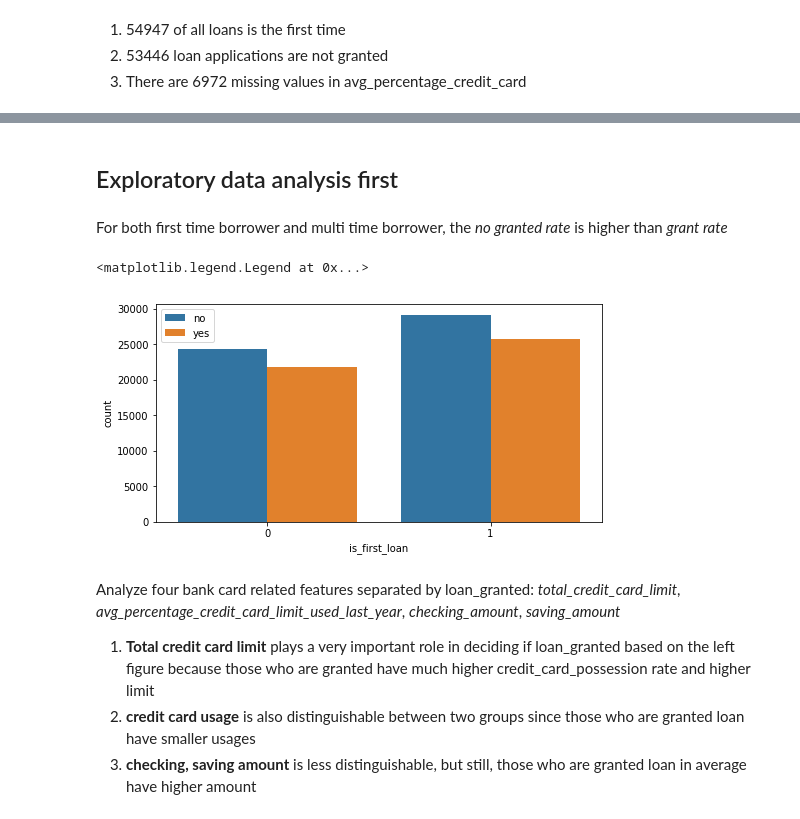
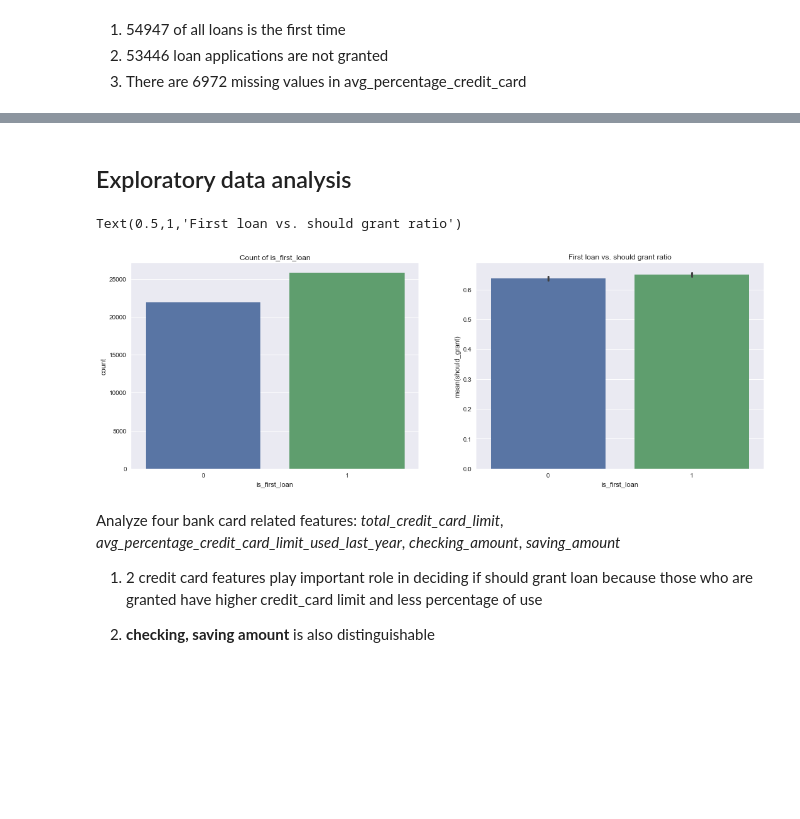
Before and after one commit to fdas3213/data-challenges, a Jupyter notebook: loan granting/loan granting.ipynb, the cells around one changed output, grey strips where cells are left out. Saved outputs shown, nothing was run; the diff lists cells and outputs as text; code cells hidden in the pictures; blank space fills up the shorter version.

Commit message:
last part to finish

```diff
--- a/loan granting/loan granting.ipynb
+++ b/loan granting/loan granting.ipynb
@@ -86,3 +69,14 @@ None
+# %%
+data = data[data['loan_granted'] == 1]
+data['should_grant'] = data.apply(lambda row: 1 if row['loan_repaid']==1 else 0, axis =1)
+# %%
+#some data type transformation
+median = data['avg_percentage_credit_card_limit_used_last_year'].median()
+data['avg_percentage_credit_card_limit_used_last_year'].fillna(median, inplace = True)
+#drop 2 useless columns
+to_drop = ['loan_id','loan_granted']
+data.drop(to_drop, axis=1, inplace = True)
+data['date'] = pd.to_datetime(data['date'])
 # %%
 data.head(3)
 # %% [output]
@@ -93,18 +87,20 @@ data.head(3)
 # %% [markdown]
-## Exploratory data analysis first
+## Exploratory data analysis
-# %% [markdown]
-For both first time borrower and multi time borrower, the *no granted rate* is higher than *grant rate*
 # %%
 #is_first_loan, take a look at its distribution
-fig, ax = plt.subplots(figsize = (8,4))
-sns.countplot(x = 'is_first_loan', ax = ax, hue = 'loan_granted', data=data)
-plt.legend(['no','yes'])
+fig, ax = plt.subplots(nrows = 1,ncols=2,figsize = (18,6))
+
+sns.countplot(x = 'is_first_loan', ax = ax[0],data = data)
+ax[0].set_title("Count of is_first_loan")
+
+sns.barplot(x = 'is_first_loan', ax = ax[1], y = 'should_grant', data=data)
+ax[1].set_title("First loan vs. should grant ratio")
 # %% [output]
-<matplotlib.legend.Legend at 0x...>
+Text(0.5,1,'First loan vs. should grant ratio')
-[figure, old version]
+[figure, new version]
 # %% [markdown]
-Analyze four bank card related features separated by loan_granted:  *total_credit_card_limit*, *avg_percentage_credit_card_limit_used_last_year*, *checking_amount*, *saving_amount*
+Analyze four bank card related features:  *total_credit_card_limit*, *avg_percentage_credit_card_limit_used_last_year*, *checking_amount*, *saving_amount*
 
-1. **Total credit card limit** plays a very important role in deciding if loan_granted based on the left figure because those who are granted have much higher credit_card_possession rate and higher limit
-2. **credit card usage** is also distinguishable between two groups since those who are granted loan have smaller usages
-3. **checking, saving amount** is less distinguishable, but still, those who are granted loan in average have higher amount
+1. 2 credit card features play important role in deciding if should grant loan because those who are granted have higher credit_card limit and less percentage of use
+
+2. **checking, saving amount** is also distinguishable
```
Also changed, not shown: parts of 34 cells of this notebook.
